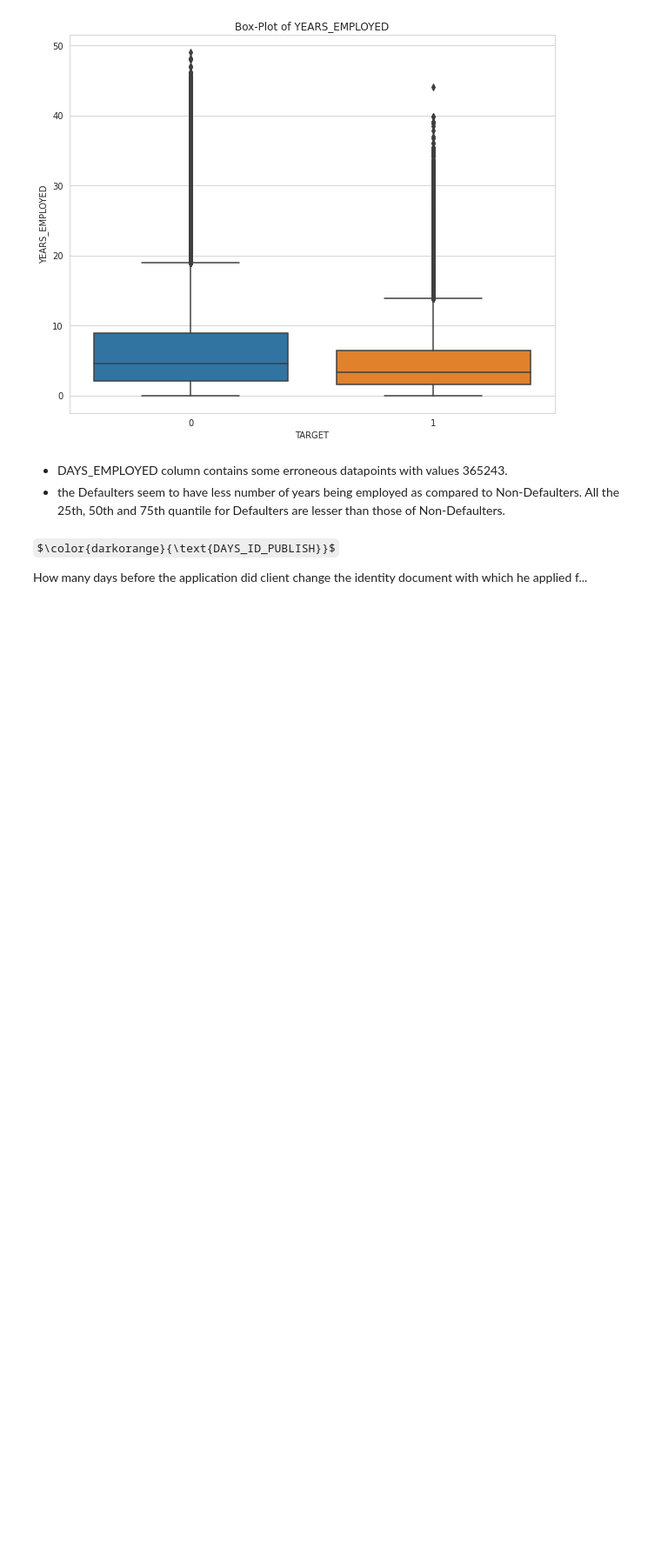
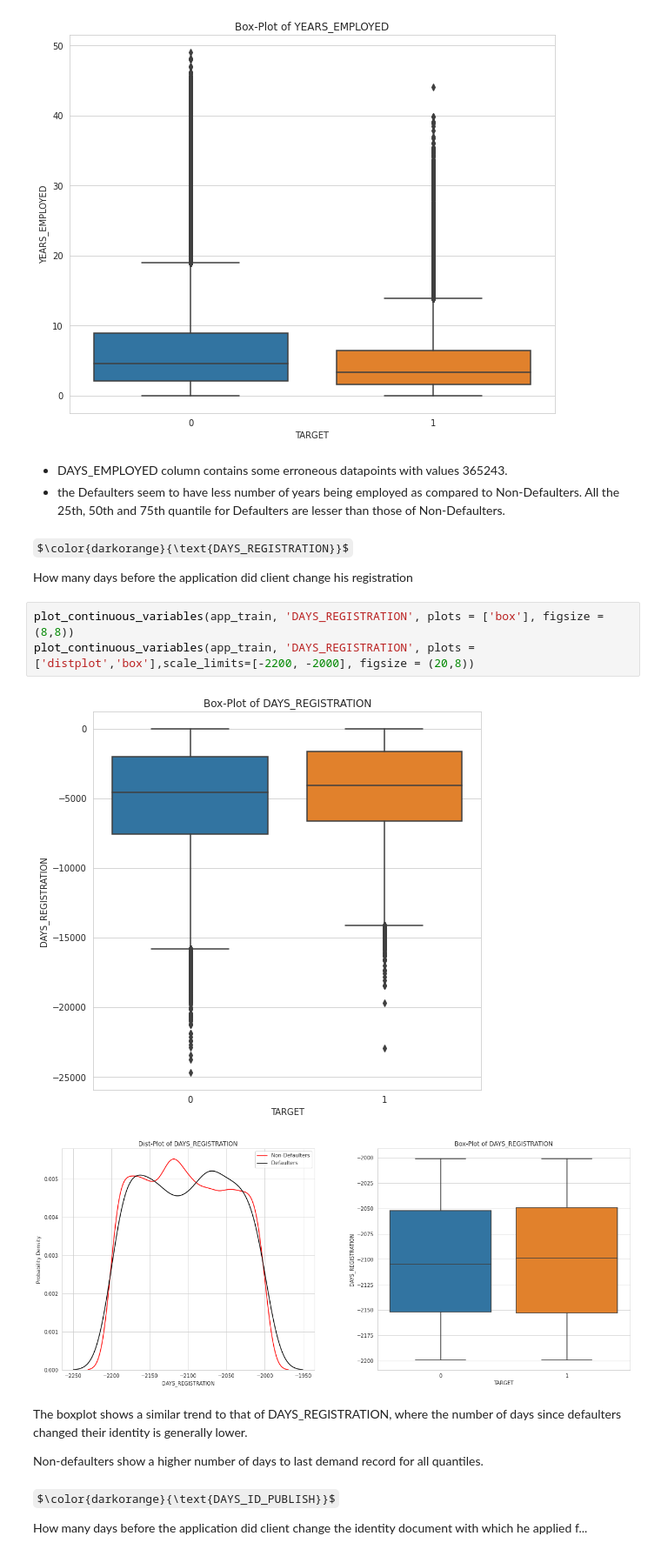
Before and after one commit to Azimoj/Credit-scoring, a Jupyter notebook: Credit_scoring.ipynb, the cells around one changed output. Shown at 87% size. Cells and saved outputs as stored; diff of their text form; some formulas as TeX source; blank space fills up the shorter version.

```diff
--- a/Credit_scoring.ipynb
+++ b/Credit_scoring.ipynb
@@ -620,6 +721,20 @@ The 100th percentile value of DAYS_EMPLOYED is 365243.0
 # %% [markdown]
 * DAYS_EMPLOYED column contains some erroneous datapoints with values 365243.
 * the Defaulters seem to have less number of years being employed as compared to Non-Defaulters. All the 25th, 50th and 75th quantile for Defaulters are lesser than those of Non-Defaulters.
+# %% [markdown]
+$\color{darkorange}{\text{DAYS_REGISTRATION}}$
+
+How many days before the application did client change his registration
+# %%
+plot_continuous_variables(app_train, 'DAYS_REGISTRATION', plots = ['box'], figsize = (8,8))
+plot_continuous_variables(app_train, 'DAYS_REGISTRATION', plots = ['distplot','box'],scale_limits=[-2200, -2000], figsize = (20,8))
+# %% [output]
+[figure, added]
+[figure, added]
+# %% [markdown]
+The boxplot shows a similar trend to that of DAYS_REGISTRATION, where the number of days since defaulters changed their identity is generally lower.
+
+Non-defaulters show a higher number of days to last demand record for all quantiles.
 # %% [markdown]
 $\color{darkorange}{\text{DAYS_ID_PUBLISH}}$
 
```
Also changed, not shown: parts of 106 cells of this notebook.
